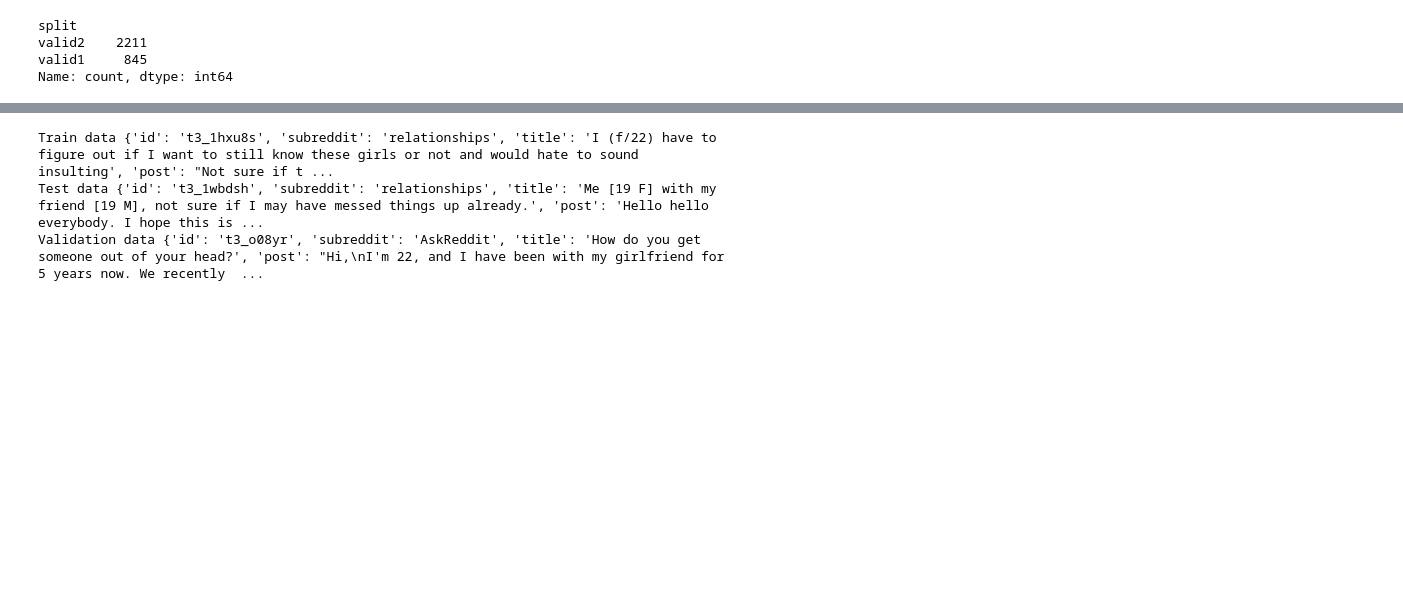
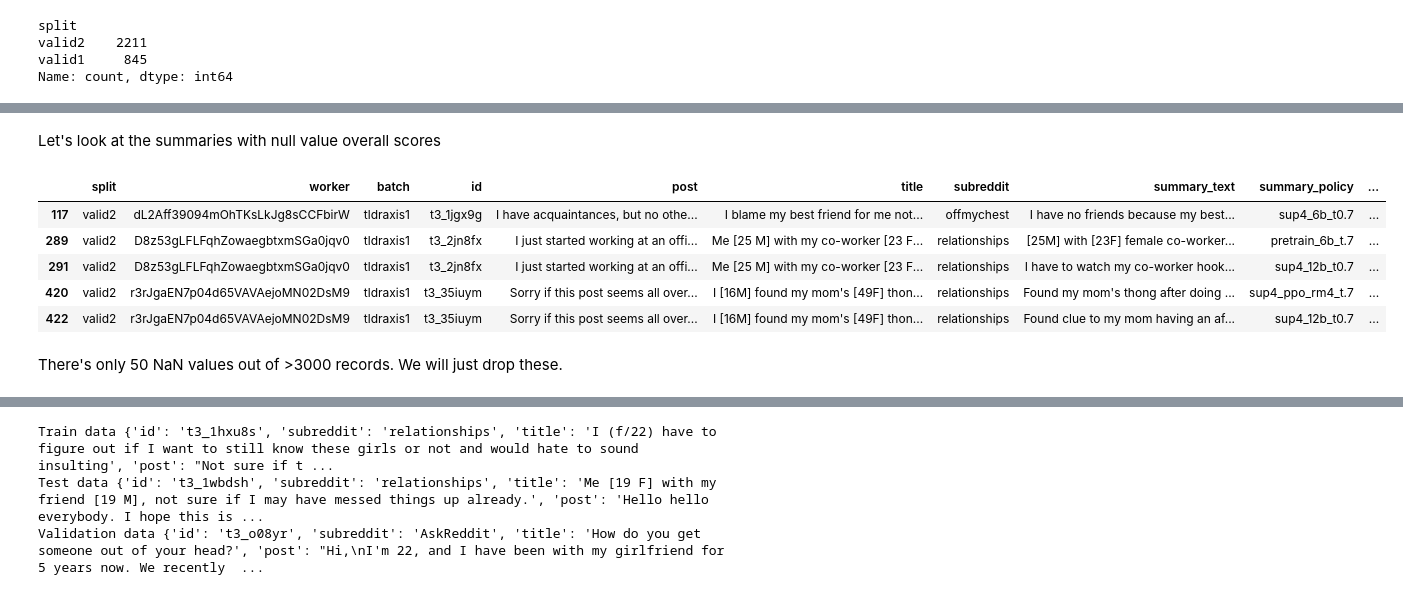
Before and after one commit to zdbrown13/w266_Final_Project_Zane-Victor, a Jupyter notebook: Copy_of_summarization_project.ipynb, the cells around one changed output, grey strips where cells are left out. Saved outputs shown, nothing was run; the diff lists cells and outputs as text; code cells hidden in the pictures; blank space fills up the shorter version.

```diff
--- a/Copy_of_summarization_project.ipynb
+++ b/Copy_of_summarization_project.ipynb
@@ -204 +200,14 @@ batch              0
 dtype: int64
+# %% [markdown]
+Let's look at the summaries with null value overall scores
+# %%
+tldraxis1[tldraxis1['overall_score'].isnull()].head(5)
+# %% [output]
+|  | split | worker | batch | id | post | title | subreddit | summary_text | summary_policy | ... |
+| 117 | valid2 | dL2Aff39094mOhTKsLkJg8sCCFbirW | tldraxis1 | t3_1jgx9g | I have acquaintances, but no othe... | I blame my best friend for me not... | offmychest | I have no friends because my best... | sup4_6b_t0.7 | ... |
+| 289 | valid2 | D8z53gLFLFqhZowaegbtxmSGa0jqv0 | tldraxis1 | t3_2jn8fx | I just started working at an offi... | Me [25 M] with my co-worker [23 F... | relationships | [25M] with [23F] female co-worker... | pretrain_6b_t.7 | ... |
+| 291 | valid2 | D8z53gLFLFqhZowaegbtxmSGa0jqv0 | tldraxis1 | t3_2jn8fx | I just started working at an offi... | Me [25 M] with my co-worker [23 F... | relationships | I have to watch my co-worker hook... | sup4_12b_t0.7 | ... |
+| 420 | valid2 | r3rJgaEN7p04d65VAVAejoMN02DsM9 | tldraxis1 | t3_35iuym | Sorry if this post seems all over... | I [16M] found my mom's [49F] thon... | relationships | Found my mom's thong after doing ... | sup4_ppo_rm4_t.7 | ... |
+| 422 | valid2 | r3rJgaEN7p04d65VAVAejoMN02DsM9 | tldraxis1 | t3_35iuym | Sorry if this post seems all over... | I [16M] found my mom's [49F] thon... | relationships | Found clue to my mom having an af... | sup4_12b_t0.7 | ... |
+# %% [markdown]
+There's only 50 NaN values out of >3000 records. We will just drop these.
```
Also changed, not shown: parts of 44 cells of this notebook.
